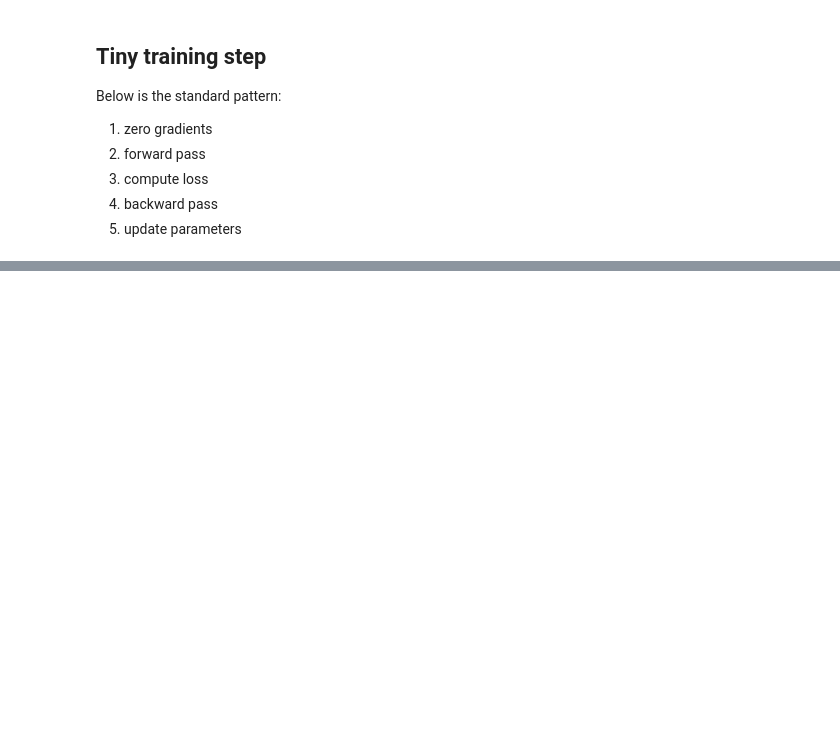
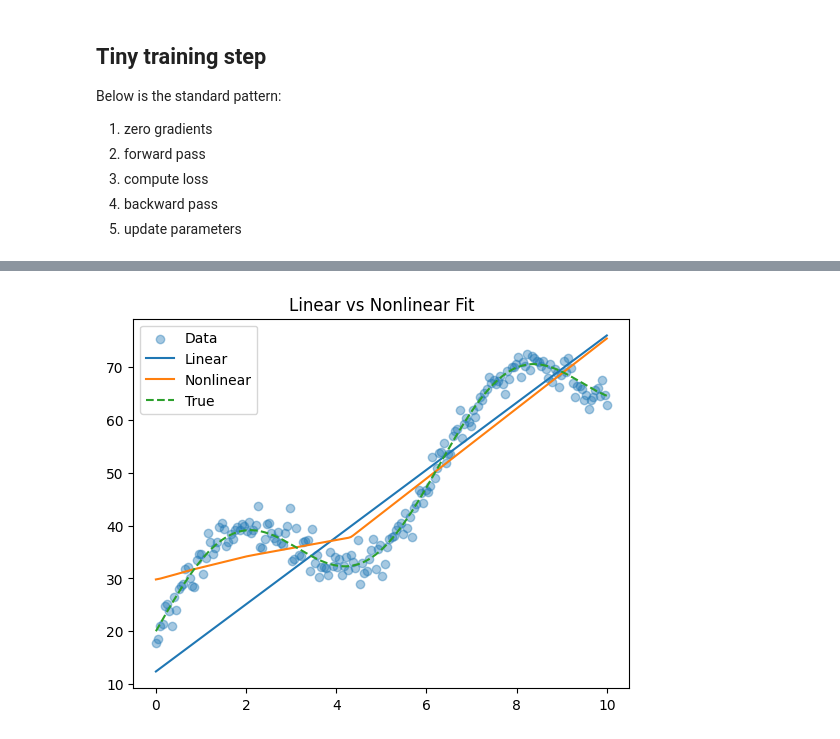
Before and after one commit to minhton211/cats-and-dogs-faces-ex, a Jupyter notebook: labs/lab3_basic_pytorch.ipynb, the cells around one changed output, grey strips where cells are left out. Drawn from its saved outputs; the diff is of its cells as text; code cells hidden in the pictures; blank space fills up the shorter version.

```diff
--- a/labs/lab3_basic_pytorch.ipynb
+++ b/labs/lab3_basic_pytorch.ipynb
@@ -256,0 +329,26 @@ for batch_x, batch_y in loader:
+# %%
+model_nn = torch.nn.Sequential(
+    torch.nn.Linear(1, 32),
+    torch.nn.ReLU(),
+    torch.nn.Linear(32, 32),
+    torch.nn.ReLU(),
+    torch.nn.Linear(32, 32),
+    torch.nn.ReLU(),
+    torch.nn.Linear(32, 1)
+)
+
+optimizer = torch.optim.Adam(model_nn.parameters(), lr=0.01)
+
+losses_nn = []
+
+for epoch in range(200):
+    y_pred_nn = model_nn(X)
+    loss = loss_fn(y_pred_nn, Y)
+
+    optimizer.zero_grad()
+    loss.backward()
+    optimizer.step()
+
+    losses_nn.append(loss.item())
+
+print("Final nonlinear loss:", loss.item())
@@ -256,0 +367,14 @@ for batch_x, batch_y in loader:
+# %%
+with torch.no_grad():
+    y_pred_nn = model_nn(X)
+
+plt.scatter(X.numpy(), Y.numpy(), alpha=0.4, label="Data")
+plt.plot(X.numpy(), y_pred.numpy(), label="Linear")
+plt.plot(X.numpy(), y_pred_nn.numpy(), label="Nonlinear")
+plt.plot(X.numpy(), true_func.numpy(), linestyle="--", label="True")
+
+plt.legend()
+plt.title("Linear vs Nonlinear Fit")
+plt.show()
+# %% [output]
+[figure, added]
```
Also changed, not shown: parts of 26 cells of this notebook.
